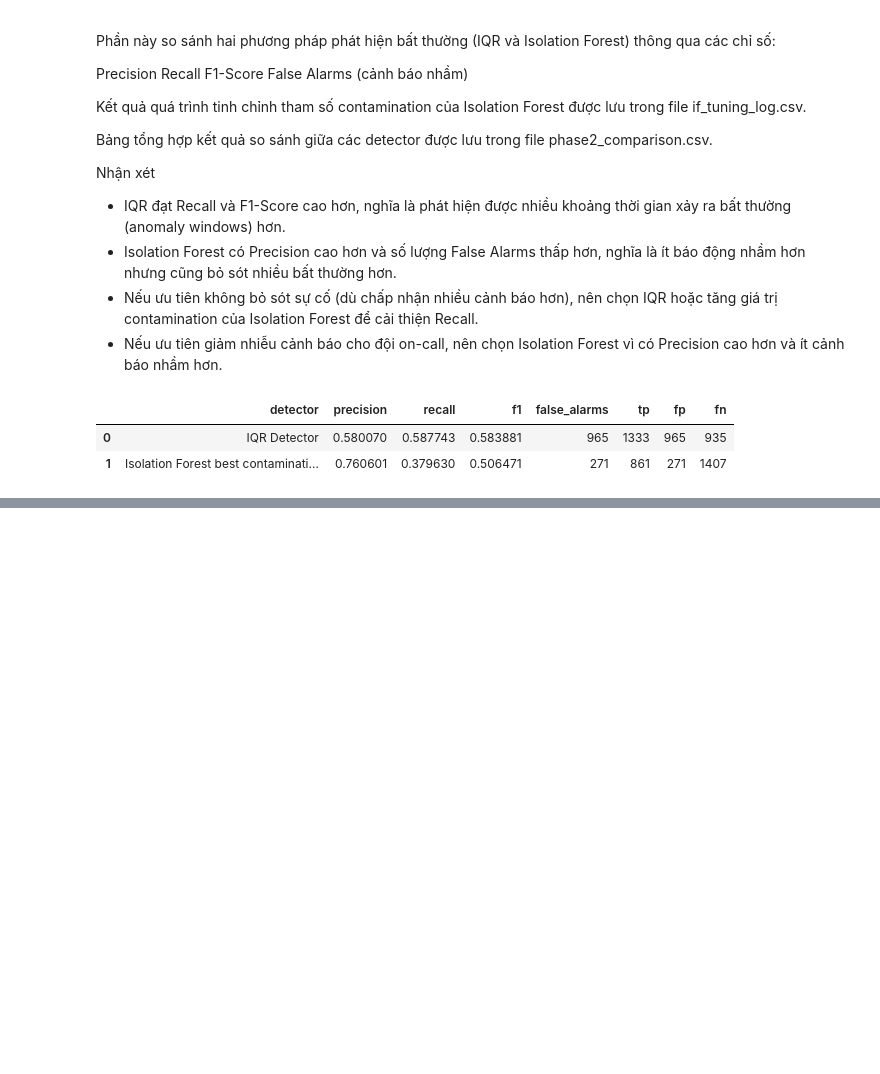
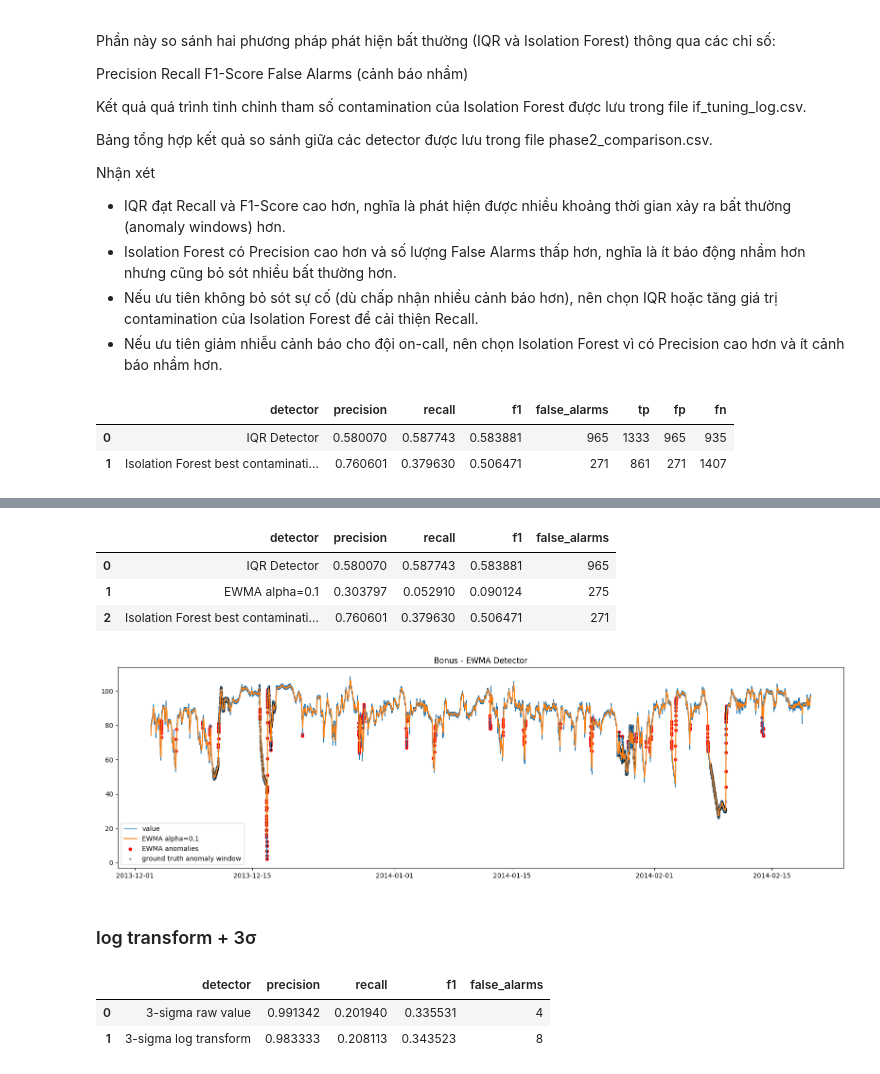
Before and after one commit to XUanhoa04/aiops-CaiXuanHoa, a Jupyter notebook: W1/day-1/assignment.ipynb, the cells around one changed output, grey strips where cells are left out. Cells and saved outputs as stored; diff of their text form; code cells hidden in the pictures; blank space fills up the shorter version.

Commit message:
Add bonus detector analysis

```diff
--- a/W1/day-1/assignment.ipynb
+++ b/W1/day-1/assignment.ipynb
@@ -414,0 +443,14 @@ if_tuning_df.to_csv("if_tuning_log.csv", index=False)
+# %%
+ewma_pred, ewma_line, ewma_z = ewma_detector(
+    df["value"],
+    alpha=0.1,
+    threshold=3.0
+)
+
+ewma_result = evaluate_detector(
+    y_true=df["label"],
+    y_pred=ewma_pred,
+    name="EWMA alpha=0.1"
+)
+
+ewma_result
@@ -414,0 +467,39 @@ if_tuning_df.to_csv("if_tuning_log.csv", index=False)
+# %%
+bonus_comparison = pd.DataFrame([iqr_result, ewma_result, if_result])
+bonus_comparison[["detector", "precision", "recall", "f1", "false_alarms"]]
+# %% [output]
+|  | detector | precision | recall | f1 | false_alarms |
+| 0 | IQR Detector | 0.580070 | 0.587743 | 0.583881 | 965 |
+| 1 | EWMA alpha=0.1 | 0.303797 | 0.052910 | 0.090124 | 275 |
+| 2 | Isolation Forest best contaminati... | 0.760601 | 0.379630 | 0.506471 | 271 |
+# %%
+plt.figure(figsize=(16, 5))
+plt.plot(df["timestamp"], df["value"], label="value", linewidth=1)
+plt.plot(df["timestamp"], ewma_line, label="EWMA alpha=0.1", linewidth=1.5)
+
+plt.scatter(
+    df.loc[ewma_pred == 1, "timestamp"],
+    df.loc[ewma_pred == 1, "value"],
+    color="red",
+    s=18,
+    label="EWMA anomalies"
+)
+
+plt.scatter(
+    df.loc[df["label"] == 1, "timestamp"],
+    df.loc[df["label"] == 1, "value"],
+    color="black",
+    s=8,
+    alpha=0.25,
+    label="ground truth anomaly window"
+)
+
+plt.title("Bonus - EWMA Detector")
+plt.legend()
+plt.tight_layout()
+plt.savefig("bonus_ewma_detector.png", dpi=160)
+plt.show()
+# %% [output]
+[figure, added]
+# %% [markdown]
+### log transform + 3σ
@@ -414,0 +513,13 @@ if_tuning_df.to_csv("if_tuning_log.csv", index=False)
+# %%
+z_raw_pred, z_raw = global_zscore_detector(df["value"], threshold=3.0)
+z_log_pred, z_log = global_zscore_detector(df["log_value"], threshold=3.0)
+
+z_raw_result = evaluate_detector(df["label"], z_raw_pred, "3-sigma raw value")
+z_log_result = evaluate_detector(df["label"], z_log_pred, "3-sigma log transform")
+
+log_transform_comparison = pd.DataFrame([z_raw_result, z_log_result])
+log_transform_comparison[["detector", "precision", "recall", "f1", "false_alarms"]]
+# %% [output]
+|  | detector | precision | recall | f1 | false_alarms |
+| 0 | 3-sigma raw value | 0.991342 | 0.201940 | 0.335531 | 4 |
+| 1 | 3-sigma log transform | 0.983333 | 0.208113 | 0.343523 | 8 |
```
Also changed, not shown: parts of 9 cells of this notebook, 2 other files.
